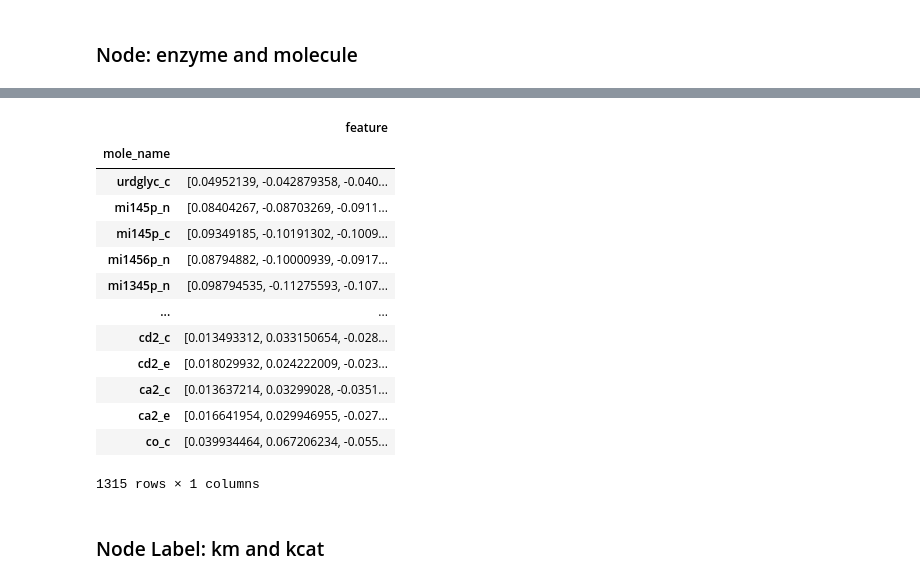
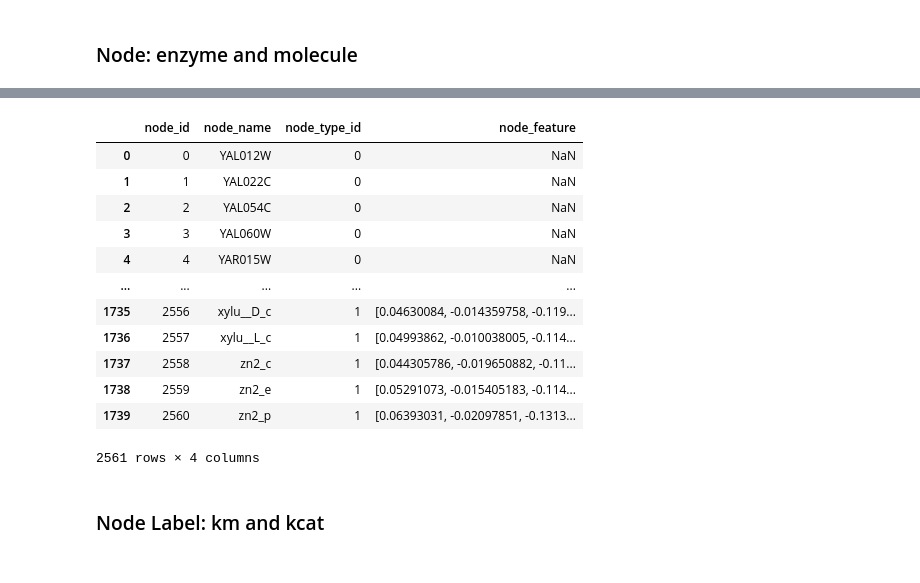
Before and after one commit to iamyufan/AlphaFold-Research, a Jupyter notebook: gnn/data/preprocess/data_preprocess.ipynb, the cells around one changed output, grey strips where cells are left out. Cells and saved outputs as stored; diff of their text form; code cells hidden in the pictures.

```diff
--- a/gnn/data/preprocess/data_preprocess.ipynb
+++ b/gnn/data/preprocess/data_preprocess.ipynb
@@ -28,5 +45,5 @@ print(num_e)
 # %%
-index_e = pd.DataFrame({'enzyme_name': es_all, 'index': list(range(num_e))}, columns=['enzyme_name', 'index'])
-index_e.set_index('enzyme_name', inplace=True)
-index_e
+node_e = pd.DataFrame({'node_name': es_all, 'node_id': list(range(num_e))}, columns=['node_name', 'node_id'])
+index_e = node_e.set_index('node_name')
+node_e
 # %% [output]
@@ -48,0 +83,11 @@ index_e
+# %%
+num_m = mvec.shape[0]
+print('Number of nodes of node_type_id 1: {}'.format(num_m))
+node_m = mvec.loc[:, :]
+# node_m = pd.DataFrame({'node_name': mvec['Mol'], 'node_id': list(range(num_e, num_e+num_m))}, columns=['node_name', 'node_id'])
+# index_m = node_m.set_index('node_name')
+node_m['feature'] = node_m.apply(conver_feature_to_list, axis=1)
+node_m = node_m.loc[:, ['Mol', 'feature']]
+node_m = pd.DataFrame({'node_name': node_m['Mol'], 'node_id': list(range(num_e, num_e+num_m)), 'node_feature': node_m['feature']}, columns=['node_name', 'node_id', 'node_feature'])
+index_m = node_m.set_index('node_name')
+node_m
@@ -229,0 +212,4 @@ mvec_feature_1[mvec_feature_1['in_2'] == True]
+# %%
+node_e['node_type_id'] = np.zeros(node_e.shape[0], dtype=int)
+node_e = node_e.loc[:, ['node_id', 'node_name', 'node_type_id']]
+node_e
@@ -229,0 +232,4 @@ mvec_feature_1[mvec_feature_1['in_2'] == True]
+# %%
+node_m['node_type_id'] = np.ones(node_m.shape[0], dtype=int)
+node_m = node_m.loc[:, ['node_id', 'node_name', 'node_type_id', 'node_feature']]
+node_m
@@ -230,18 +250,17 @@ mvec_feature_1[mvec_feature_1['in_2'] == True]
 # %%
-mvec_feature = pd.concat((mvec_feature_1, mvec_feature_2), axis=0)
-mvec_feature
+node = pd.concat((node_e, node_m), axis=0)
+node
 # %% [output]
-|  | feature |
-| mole_name |  |
-| urdglyc_c | [0.04952139, -0.042879358, -0.040... |
-| mi145p_n | [0.08404267, -0.08703269, -0.0911... |
-| mi145p_c | [0.09349185, -0.10191302, -0.1009... |
-| mi1456p_n | [0.08794882, -0.10000939, -0.0917... |
-| mi1345p_n | [0.098794535, -0.11275593, -0.107... |
-| ... | ... |
-| cd2_c | [0.013493312, 0.033150654, -0.028... |
-| cd2_e | [0.018029932, 0.024222009, -0.023... |
-| ca2_c | [0.013637214, 0.03299028, -0.0351... |
-| ca2_e | [0.016641954, 0.029946955, -0.027... |
-| co_c | [0.039934464, 0.067206234, -0.055... |
+|  | node_id | node_name | node_type_id | node_feature |
+| 0 | 0 | YAL012W | 0 | NaN |
+| 1 | 1 | YAL022C | 0 | NaN |
+| 2 | 2 | YAL054C | 0 | NaN |
+| 3 | 3 | YAL060W | 0 | NaN |
+| 4 | 4 | YAR015W | 0 | NaN |
+| ... | ... | ... | ... | ... |
+| 1735 | 2556 | xylu__D_c | 1 | [0.04630084, -0.014359758, -0.119... |
+| 1736 | 2557 | xylu__L_c | 1 | [0.04993862, -0.010038005, -0.114... |
+| 1737 | 2558 | zn2_c | 1 | [0.044305786, -0.019650882, -0.11... |
+| 1738 | 2559 | zn2_e | 1 | [0.05291073, -0.015405183, -0.114... |
+| 1739 | 2560 | zn2_p | 1 | [0.06393031, -0.02097851, -0.1313... |
-1315 rows × 1 columns
+2561 rows × 4 columns
```
Also changed, not shown: parts of 28 cells of this notebook, 6 other files.
